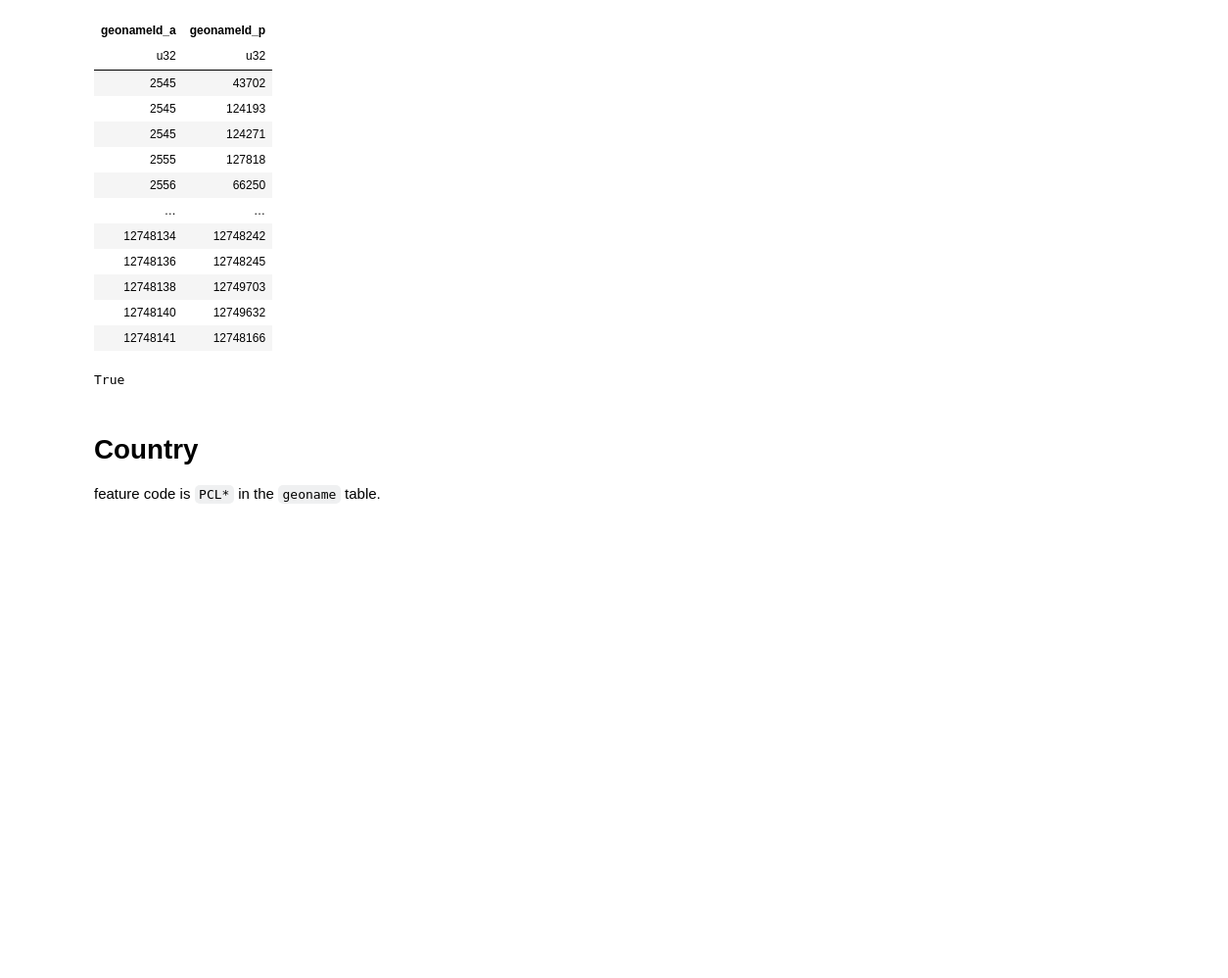
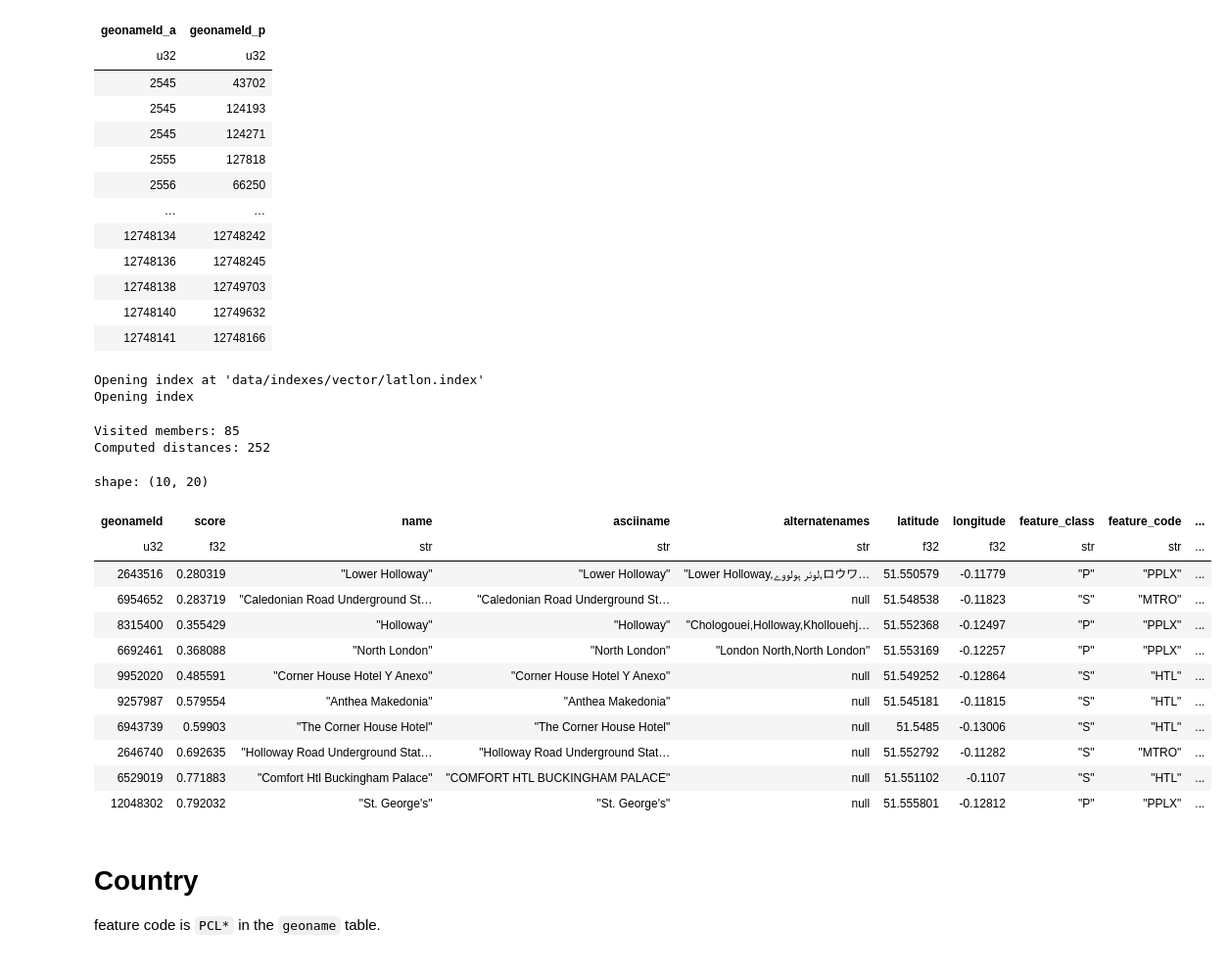
Before and after one commit to SamBroomy/heisenberg, a Jupyter notebook: test.ipynb, the cells around one changed output. Shown at 98% size. Drawn from its saved outputs; the diff is of its cells as text; code cells hidden in the pictures; blank space fills up the shorter version.

```diff
--- a/test.ipynb
+++ b/test.ipynb
@@ -1429,15 +1443,47 @@ shape: (117_877, 2)
 | 12748138 | 12749703 |
 | 12748140 | 12749632 |
 | 12748141 | 12748166 |
-# %%
-ab.equals(cd)
-# %% [output]
-True
 # %%
 my_coordinates = np.array(geocoder.ip("me").latlng, dtype=np.float32)
+# %%
+df = con.table("allCountries").pl()
+# %%
+data = (
+    con.execute("SELECT geonameId, latitude, longitude FROM allCountries")
+    .pl()
+    .select(
+        pl.col("geonameId"),
+        pl.concat_list(pl.col("latitude"), pl.col("longitude"))
+        .cast(pl.Array(pl.Float32, 2))
+        .alias("vectors"),
+    )
+)
 # %%
 my_coordinates1 = np.array([51.549902, -0.121696], dtype=np.float32)
 my_coordinates2 = np.array([37.77493, -122.41942], dtype=np.float32)
+
+vidx = VectorIndex("latlon", data, metric="haversine")
+# %% [output]
+Opening index at 'data/indexes/vector/latlon.index'
+Opening index
+# %%
+vidx.vector_search(my_coordinates1).unwrap().join(df, "geonameId", "left")
+# %% [output]
+Visited members: 85
+Computed distances: 252
+shape: (10, 20)
+| geonameId | score | name | asciiname | alternatenames | latitude | longitude | feature_class | feature_code | ... |
+| u32 | f32 | str | str | str | f32 | f32 | str | str | ... |
+| 2643516 | 0.280319 | "Lower Holloway" | "Lower Holloway" | "Lower Holloway,لوئر ہولووے,ロウワ… | 51.550579 | -0.11779 | "P" | "PPLX" | ... |
+| 6954652 | 0.283719 | "Caledonian Road Underground St… | "Caledonian Road Underground St… | null | 51.548538 | -0.11823 | "S" | "MTRO" | ... |
+| 8315400 | 0.355429 | "Holloway" | "Holloway" | "Chologouei,Holloway,Khollouehj… | 51.552368 | -0.12497 | "P" | "PPLX" | ... |
+| 6692461 | 0.368088 | "North London" | "North London" | "London North,North London" | 51.553169 | -0.12257 | "P" | "PPLX" | ... |
+| 9952020 | 0.485591 | "Corner House Hotel Y Anexo" | "Corner House Hotel Y Anexo" | null | 51.549252 | -0.12864 | "S" | "HTL" | ... |
+| 9257987 | 0.579554 | "Anthea Makedonia" | "Anthea Makedonia" | null | 51.545181 | -0.11815 | "S" | "HTL" | ... |
+| 6943739 | 0.59903 | "The Corner House Hotel" | "The Corner House Hotel" | null | 51.5485 | -0.13006 | "S" | "HTL" | ... |
+| 2646740 | 0.692635 | "Holloway Road Underground Stat… | "Holloway Road Underground Stat… | null | 51.552792 | -0.11282 | "S" | "MTRO" | ... |
+| 6529019 | 0.771883 | "Comfort Htl Buckingham Palace" | "COMFORT HTL BUCKINGHAM PALACE" | null | 51.551102 | -0.1107 | "S" | "HTL" | ... |
+| 12048302 | 0.792032 | "St. George's" | "St. George's" | null | 51.555801 | -0.12812 | "P" | "PPLX" | ... |
 # %%
 if (path := Path("./data/processed/latlon.index")).exists():
     print("Loading index...")
```
Also changed, not shown: parts of 8 cells of this notebook, 7 other files.
